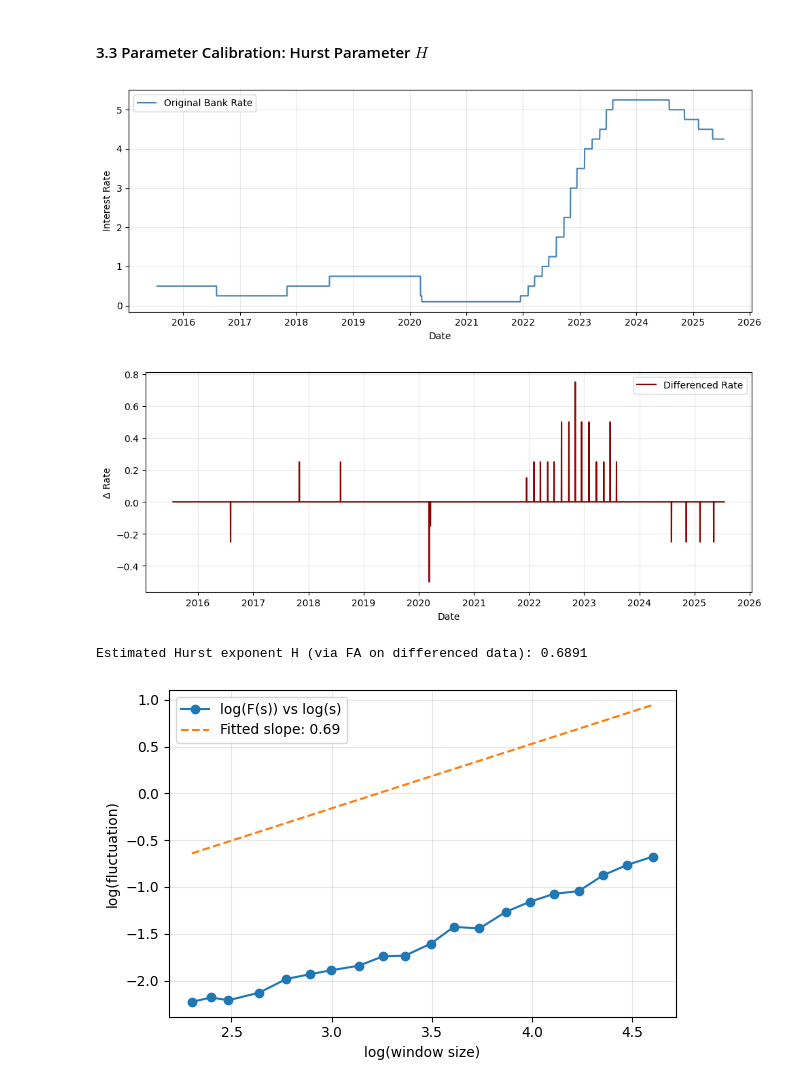
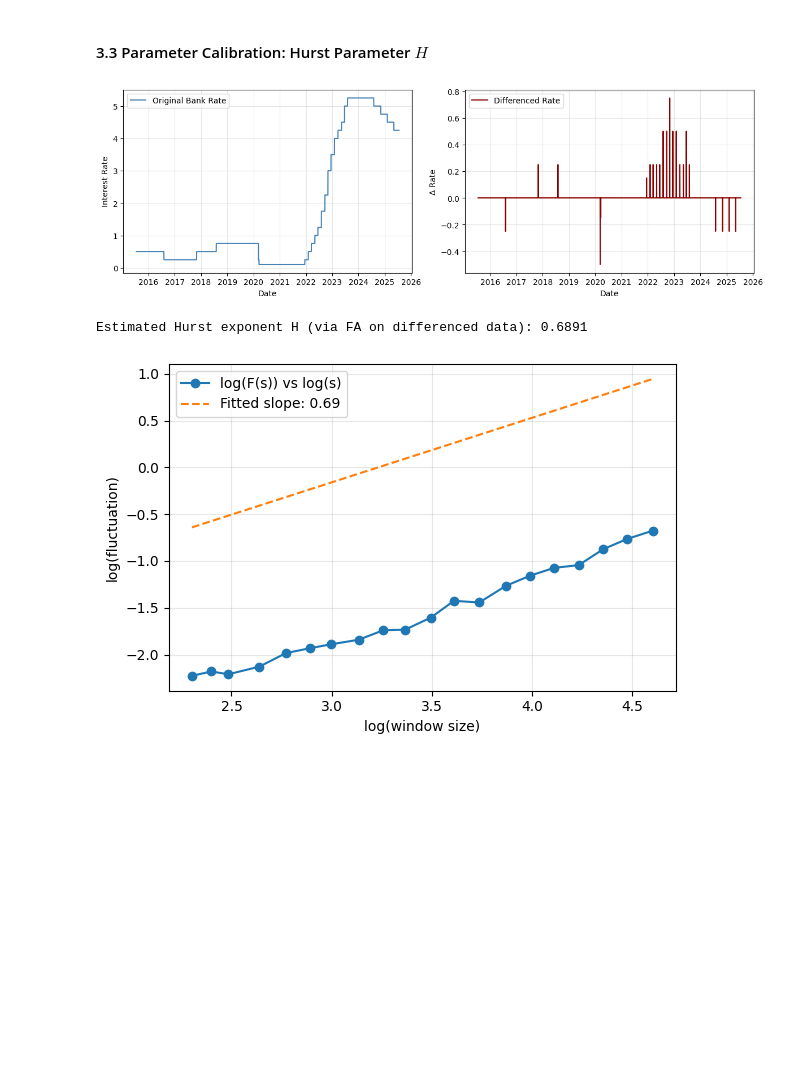
Before and after one commit to katieli0828/Dissertation, a Jupyter notebook: CH3_model_formulation.ipynb, the cells around one changed output. Saved outputs shown, nothing was run; the diff lists cells and outputs as text; code cells hidden in the pictures; blank space fills up the shorter version.

```diff
--- a/CH3_model_formulation.ipynb
+++ b/CH3_model_formulation.ipynb
@@ -494,29 +494,26 @@ df["Date"] = pd.to_datetime(df["Date"], dayfirst=True)
 df = df.sort_values("Date").dropna()
 df = df.set_index("Date")
 
-# === 3. Plot the original interest rate series ===
-plt.figure(figsize=(10, 4))
-plt.plot(df.index, df["Rate"], label="Original Bank Rate", color="steelblue")
-# plt.title("UK Official Bank Rate (Historical)", fontsize=14)
-plt.xlabel("Date")
-plt.ylabel("Interest Rate")
-plt.grid(True, alpha=0.3)
-plt.tight_layout()
-plt.legend()
-plt.show()
-
-# === 4. Compute first differences (to remove trend) ===
+# === 3 & 4. Plot original and differenced rate series side-by-side ===
 df["Rate_diff"] = df["Rate"].diff()
 rate_diff = df["Rate_diff"].dropna()
+fig, axes = plt.subplots(1, 2, figsize=(12, 4))
 
-plt.figure(figsize=(10, 4))
-plt.plot(rate_diff.index, rate_diff, label="Differenced Rate", color="darkred")
-# plt.title("First-Differenced Interest Rate", fontsize=14)
-plt.xlabel("Date")
-plt.ylabel("Δ Rate")
-plt.grid(True, alpha=0.3)
+# Left: Original interest rate
+axes[0].plot(df.index, df["Rate"], label="Original Bank Rate", color="steelblue")
+axes[0].set_xlabel("Date")
+axes[0].set_ylabel("Interest Rate")
+axes[0].grid(True, alpha=0.3)
+axes[0].legend()
+
+# Right: Differenced interest rate
+axes[1].plot(rate_diff.index, rate_diff, label="Differenced Rate", color="darkred")
+axes[1].set_xlabel("Date")
+axes[1].set_ylabel("Δ Rate")
+axes[1].grid(True, alpha=0.3)
+axes[1].legend()
+
 plt.tight_layout()
-plt.legend()
 plt.show()
 
 # === 5. Fluctuation Analysis (FA) on differenced data ===
@@ -529,34 +526,33 @@ def fluctuation_analysis(series, min_window=10, max_window=100, steps=20):
     fluctuations = []
 
     for s in scales:
         n_segments = N // s
         diffs = [y[(i + 1) * s - 1] - y[i * s] for i in range(n_segments)]
         F_s = np.sqrt(np.mean(np.array(diffs) ** 2))
         fluctuations.append(F_s)
 
     log_scales = np.log(scales)
     log_fluct = np.log(fluctuations)
     slope, intercept, _, _, _ = linregress(log_scales, log_fluct)
     H_fa = slope
     return H_fa, slope, log_scales, log_fluct
 
 # Apply FA to differenced data
 H_fa_diff, slope_diff, log_scales_diff, log_fluct_diff = fluctuation_analysis(rate_diff)
 print(f"Estimated Hurst exponent H (via FA on differenced data): {H_fa_diff:.4f}")
 
 # === 6. Plot log-log fluctuation function ===
 plt.figure(figsize=(6, 4))
 plt.plot(log_scales_diff, log_fluct_diff, 'o-', label='log(F(s)) vs log(s)')
 plt.plot(log_scales_diff, slope_diff * log_scales_diff + log_fluct_diff[0], '--', label=f'Fitted slope: {slope_diff:.2f}')
 # plt.title("FA after Differencing", fontsize=12)
 plt.xlabel("log(window size)")
 plt.ylabel("log(fluctuation)")
 plt.grid(True, alpha=0.3)
 plt.legend()
 plt.tight_layout()
 plt.show()
 # %% [output]
-[figure, old version]
+[figure, new version]
+Estimated Hurst exponent H (via FA on differenced data): 0.6891
-[figure, old version]
+[figure, new version]
-Estimated Hurst exponent H (via FA on differenced data): 0.6891
-[figure, removed]
```
